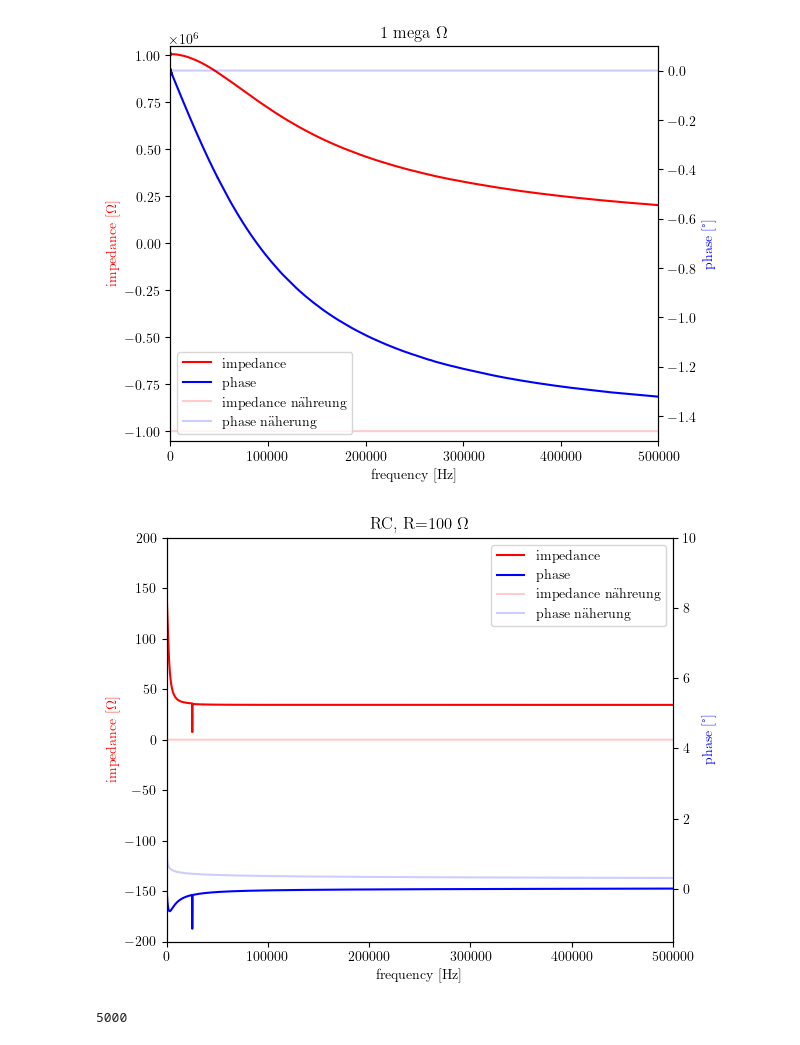
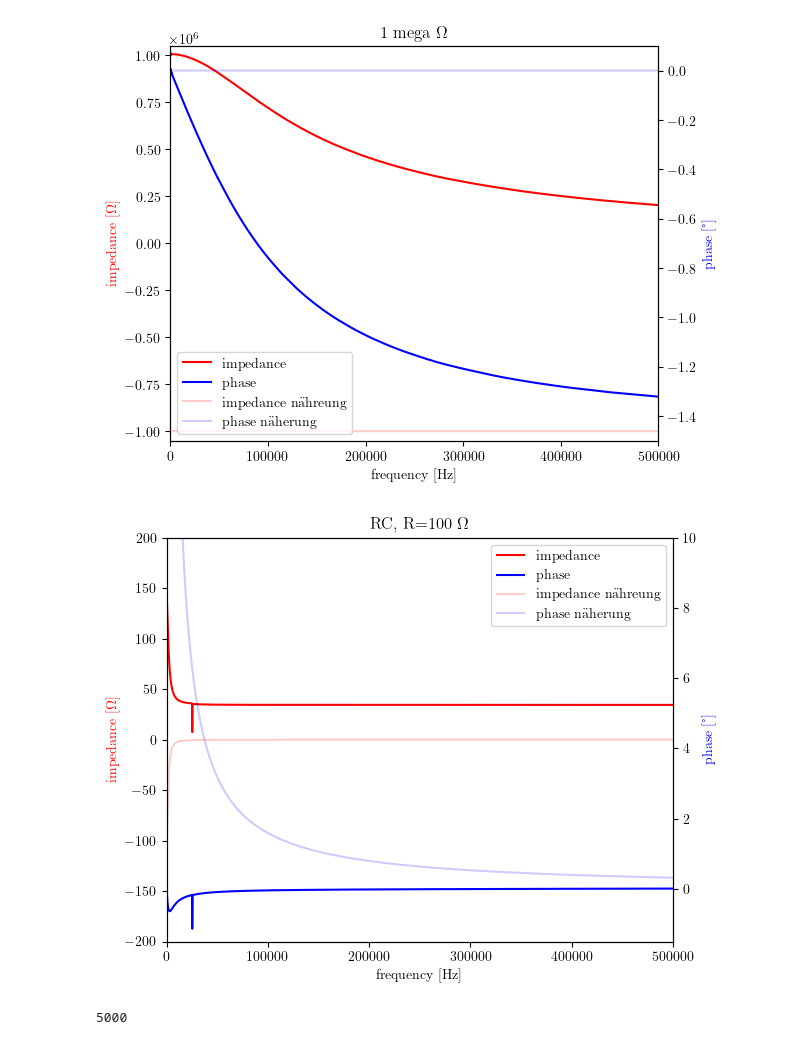
Before and after one commit to gravity225/impedanz, a Jupyter notebook: impedanz.ipynb, the cells around one changed output. Cells and saved outputs as stored; diff of their text form; code cells hidden in the pictures.

```diff
--- a/impedanz.ipynb
+++ b/impedanz.ipynb
@@ -355,13 +355,48 @@ plt.rcParams['text.latex.preamble'] = r'\usepackage{amsmath}'
 
 
 
-def zwei_plots(data_x,data_y_one, data_y_one_schlange, data_y_two, data_y_two_schlange, name_x, name_y1, name_y2, plot_title="title", filename_to_save="LOL.pdf", xmin=0, xmax=500000, ymin1=0, ymax1=1000, ymin2=-2, ymax2=1):
+# def zwei_plots(data_x,data_y_one, data_y_one_schlange, data_y_two, data_y_two_schlange, name_x, name_y1, name_y2, plot_title="title", filename_to_save="LOL.pdf", xmin=0, xmax=500000, ymin1=0, ymax1=1000, ymin2=-2, ymax2=1):
+#     fig, ax1 = plt.subplots()
+
+#     ax1.set_xlabel(name_x)
+#     ax1.set_ylabel(name_y1, color = 'red')
+#     plot_1 = ax1.plot(data_x, data_y_one, color = 'red', label='impedance')
+#     plot_1_schlange = ax1.plot(data_x, data_y_one_schlange, color = 'red', label='impedance nähreung', alpha=0.2)
+
+#     ax1.tick_params(axis ='y') #, labelcolor = 'red')
+#     ax1.set_xlim([xmin, xmax])
+#     ax1.set_ylim([ymin1, ymax1])
+
+#     ax2 = ax1.twinx()
+#     ax2.set_ylabel(name_y2, color = 'blue')
+#     plot_2 = ax2.plot(data_x, data_y_two, color = 'blue', label = 'phase')
+#     plot_2_schlange = ax2.plot(data_x, data_y_two_schlange, color = 'blue', label = 'phase näherung', alpha=0.2)
+
+
+#     ax2.tick_params(axis ='y') #, labelcolor = 'blue')
+
+#     ax1.set_xlim([xmin, xmax])
+#     ax2.set_ylim([ymin2, ymax2])
+
+#     fig.tight_layout()
+
+#     lns = plot_1 + plot_2 + plot_1_schlange + plot_2_schlange
+#     labels = [l.get_label() for l in lns]
+
+#     plt.title(plot_title)
+#     plt.legend(lns, labels, loc=0)
+
+#     fnts =  filename_to_save + ".pdf"
+#     plt.savefig(fnts)
+#     plt.show()
+
+def zwei_plots(data_x,data_y_one, data_x_schlange, data_y_one_schlange, data_y_two, data_y_two_schlange, name_x, name_y1, name_y2, plot_title="title", filename_to_save="LOL.pdf", xmin=0, xmax=500000, ymin1=0, ymax1=1000, ymin2=-2, ymax2=1):
     fig, ax1 = plt.subplots()
 
     ax1.set_xlabel(name_x)
     ax1.set_ylabel(name_y1, color = 'red')
     plot_1 = ax1.plot(data_x, data_y_one, color = 'red', label='impedance')
-    plot_1_schlange = ax1.plot(data_x, data_y_one_schlange, color = 'red', label='impedance nähreung', alpha=0.2)
+    plot_1_schlange = ax1.plot(data_x_schlange, data_y_one_schlange, color = 'red', label='impedance nähreung', alpha=0.2)
 
     ax1.tick_params(axis ='y') #, labelcolor = 'red')
     ax1.set_xlim([xmin, xmax])
@@ -370,7 +405,7 @@ def zwei_plots(data_x,data_y_one, data_y_one_schlange, data_y_two, data_y_two_sc
     ax2 = ax1.twinx()
     ax2.set_ylabel(name_y2, color = 'blue')
     plot_2 = ax2.plot(data_x, data_y_two, color = 'blue', label = 'phase')
-    plot_2_schlange = ax2.plot(data_x, data_y_two_schlange, color = 'blue', label = 'phase näherung', alpha=0.2)
+    plot_2_schlange = ax2.plot(data_x_schlange, data_y_two_schlange, color = 'blue', label = 'phase näherung', alpha=0.2)
 
 
     ax2.tick_params(axis ='y') #, labelcolor = 'blue')
@@ -456,18 +494,19 @@ zwei_plots(two_data2, two_data1, sarah_1000000_y1, two_data3, sarah_1000000_y2,
 # %%
 # Näherung RC circuit 100 Ohm
 
 change_first_line_sarah("RC_Circuit.txt")
 sarah_RC = read_sarah_file("RC_Circuit.txt")
 
+sarah_RC_x = sarah_RC.column1
 sarah_RC_y1 = sarah_RC.column2
 sarah_RC_y2 = sarah_RC.column3
 
 x1 = "frequency [Hz]"
 y1 = "impedance [$\Omega$]"
 y2 = "phase [°]"
-zwei_plots(three_data2, three_data1, sarah_RC_y1, three_data3, sarah_RC_y2, x1,y1,y2, "RC, R=100 $\Omega$", "zero", xmin=0, xmax=500000, ymin1=-200, ymax1=200, ymin2=-1.5, ymax2=10)
+zwei_plots(three_data2, three_data1, sarah_RC_x, sarah_RC_y1, three_data3, sarah_RC_y2, x1,y1,y2, "RC, R=100 $\Omega$", "zero", xmin=0, xmax=500000, ymin1=-200, ymax1=200, ymin2=-1.5, ymax2=10)
 # %% [output]
-[figure, old version]
+[figure, new version]
 # %%
 # Näherung RLC circuit 1 mega Ohm
 
```
Also changed, not shown: parts of 7 cells of this notebook, 9 other files.
